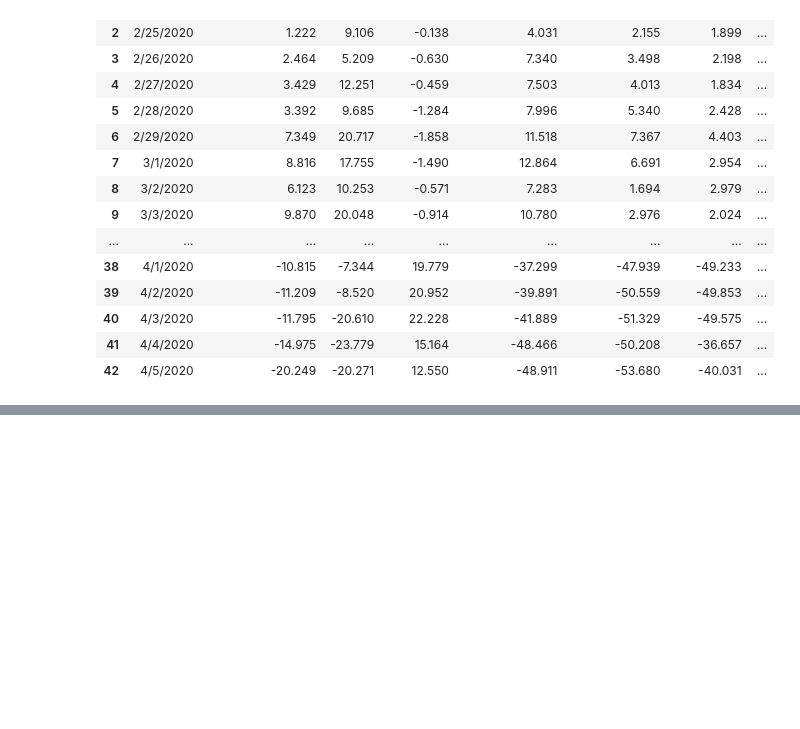
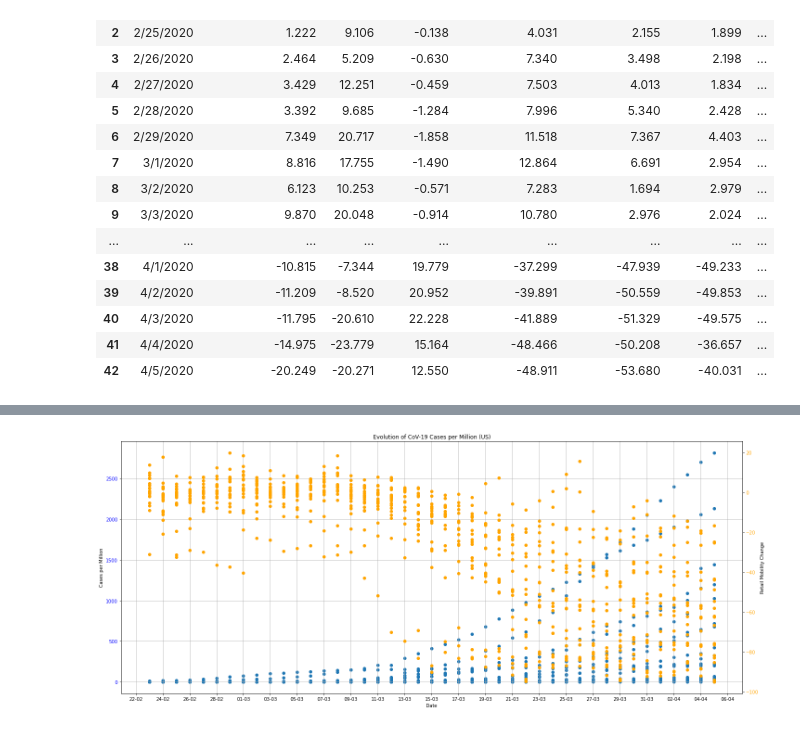
Before and after one commit to diogoalex01/FEUP-IART, a Jupyter notebook: SupervisedLearning/COVID-19.ipynb, the cells around one changed output, grey strips where cells are left out. Saved outputs shown, nothing was run; the diff lists cells and outputs as text; code cells hidden in the pictures; blank space fills up the shorter version.

```diff
--- a/SupervisedLearning/COVID-19.ipynb
+++ b/SupervisedLearning/COVID-19.ipynb
@@ -474,0 +460,50 @@ plt.xticks(rotation=90)
+# %%
+# Reads CVS file to Data Frame
+data = pd.read_csv('Global_Mobility_Report.csv')
+data = data.drop(columns = ['country','iso'])
+
+# Calculates daily percentual changes in number of fatalities
+data['fatalities_percent_change'] = pd.Series([])
+for i in range(0,len(data['fatalities'])):
+    if i != 0 and data['fatalities'][i-1] != 0:
+        data['fatalities_percent_change'][i]= (data['fatalities'][i] - data['fatalities'][i-1]) * 100 /data['fatalities'][i-1]
+    else:data['fatalities_percent_change'][i] = 0
+
+# Calculates daily percentual changes in number of cases
+data['cases_percent_change'] = pd.Series([])
+for i in range(0,len(data['total_cases'])):
+    if i != 0 and data['total_cases'][i-1] != 0:
+        data['cases_percent_change'][i]= (data['total_cases'][i] - data['total_cases'][i-1]) * 100 /data['total_cases'][i-1]
+    else:data['cases_percent_change'][i] = 0
+
+# Calculates cases of covid per million inhabitants
+data['cases_per_million'] = pd.Series([])
+for i in range(0,len(data['total_cases'])):
+    millions = data['population'][i]/1000000
+    data['cases_per_million'][i]= data['total_cases'][i]/millions
+
+# Drop unnecessary columns from data set
+data = data.drop(columns = ['fatalities'])
+data = data.drop(columns = ['total_cases'])
+data = data.drop(columns = ['population'])
+
+dates = data['date']
+date_format = [pd.to_datetime(d) for d in dates]
+
+_, ax = plt.subplots(figsize=(24, 10))
+ax.grid()
+ax.scatter(date_format, data['cases_per_million'])
+ax.set(xlabel="Date", ylabel='Cases per Million', title=("Evolution of CoV-19 Cases per Million (%s)" % (country)))
+date_form = DateFormatter("%d-%m")
+ax.xaxis.set_major_formatter(date_form)
+ax.xaxis.set_major_locator(mdates.DayLocator(interval=2))
+ax.tick_params(axis='y', labelcolor= "blue")
+ax2 = ax.twinx()
+ax2.set_ylabel('Retail Mobility Change')
+ax2.scatter(date_format, data['retail_recreation'], color = "orange")
+ax.xaxis.set_major_formatter(date_form)
+ax.xaxis.set_major_locator(mdates.DayLocator(interval=2))
+ax2.tick_params(axis='y', labelcolor= "orange")
+plt.show()
+# %% [output]
+[figure, added]
```
Also changed, not shown: parts of 48 cells of this notebook, 1 other file.
